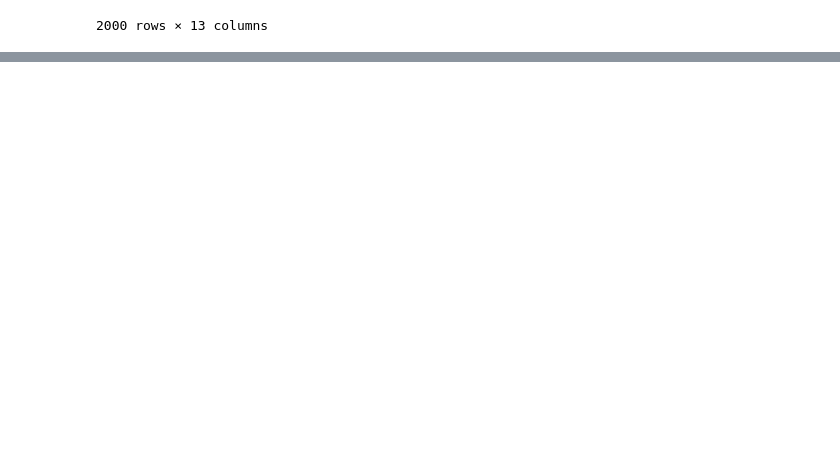
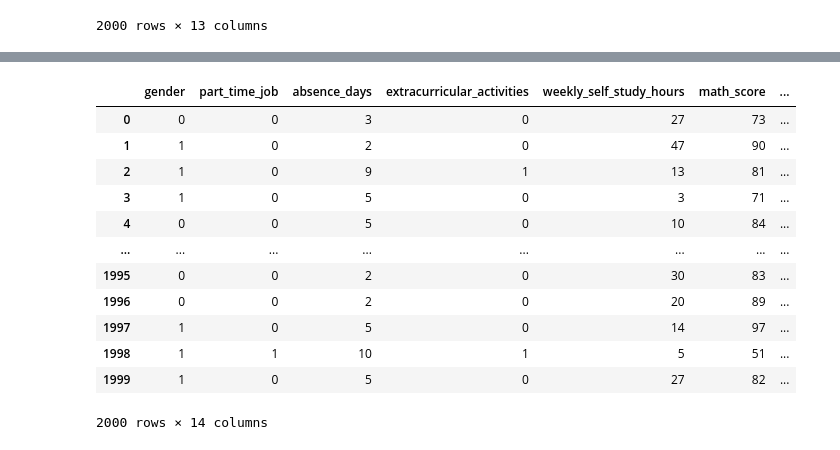
Before and after one commit to NaveenRajarapu26/Career_Suggestion_AI, a Jupyter notebook: Career_suggestion.ipynb, the cells around one changed output, grey strips where cells are left out. Saved outputs shown, nothing was run; the diff lists cells and outputs as text; code cells hidden in the pictures; blank space fills up the shorter version.

```diff
--- a/Career_suggestion.ipynb
+++ b/Career_suggestion.ipynb
@@ -38,4 +38,5 @@ df
 | 1999 | female | False | 5 | False | 27 | Accountant | ... |
 2000 rows × 13 columns
 # %%
-df.shap
+df["total_score"]=df["math_score"]+df["physics_score"]+df["chemistry_score"]+df["biology_score"]+df["english_score"]+df["geography_score"]+df["history_score"]
+df["avarage_score"]=round(df["total_score"]/7,2)
@@ -43,0 +99,14 @@ AttributeError: 'DataFrame' object has no attribute 'summary'
+# %%
+gender_map={'male': 0, 'female' :1}
+part_time_job_map={False: 0,True: 1}
+extracurricular_activities_map={False: 0,True: 1}
+career_aspiration_map={'Lawyer':0, 'Doctor':1, 'Government Officer':2, 'Artist':3, 'Unknown':4,
+       'Software Engineer':5, 'Teacher':6, 'Business Owner':7, 'Scientist':8,
+       'Banker':9, 'Writer':10, 'Accountant':11, 'Designer':12,
+       'Construction Engineer':13, 'Game Developer':14, 'Stock Investor':15,
+       'Real Estate Developer':16}
+# %%
+df['gender']=df['gender'].map(gender_map)
+df['part_time_job']=df['part_time_job'].map(part_time_job_map)
+df['extracurricular_activities']=df['extracurricular_activities'].map(extracurricular_activities_map)
+df['career_aspiration']=df['career_aspiration'].map(career_aspiration_map)
@@ -43,0 +157,20 @@ AttributeError: 'DataFrame' object has no attribute 'summary'
+# %%
+#separate features and Target variables
+X=df.drop(['career_aspiration'],axis=True)
+y=df['career_aspiration']
+# %%
+X
+# %% [output]
+|  | gender | part_time_job | absence_days | extracurricular_activities | weekly_self_study_hours | math_score | ... |
+| 0 | 0 | 0 | 3 | 0 | 27 | 73 | ... |
+| 1 | 1 | 0 | 2 | 0 | 47 | 90 | ... |
+| 2 | 1 | 0 | 9 | 1 | 13 | 81 | ... |
+| 3 | 1 | 0 | 5 | 0 | 3 | 71 | ... |
+| 4 | 0 | 0 | 5 | 0 | 10 | 84 | ... |
+| ... | ... | ... | ... | ... | ... | ... | ... |
+| 1995 | 0 | 0 | 2 | 0 | 30 | 83 | ... |
+| 1996 | 0 | 0 | 2 | 0 | 20 | 89 | ... |
+| 1997 | 1 | 0 | 5 | 0 | 14 | 97 | ... |
+| 1998 | 1 | 1 | 10 | 1 | 5 | 51 | ... |
+| 1999 | 1 | 0 | 5 | 0 | 27 | 82 | ... |
+2000 rows × 14 columns
```
Also changed, not shown: parts of 41 cells of this notebook, 2 other files.
